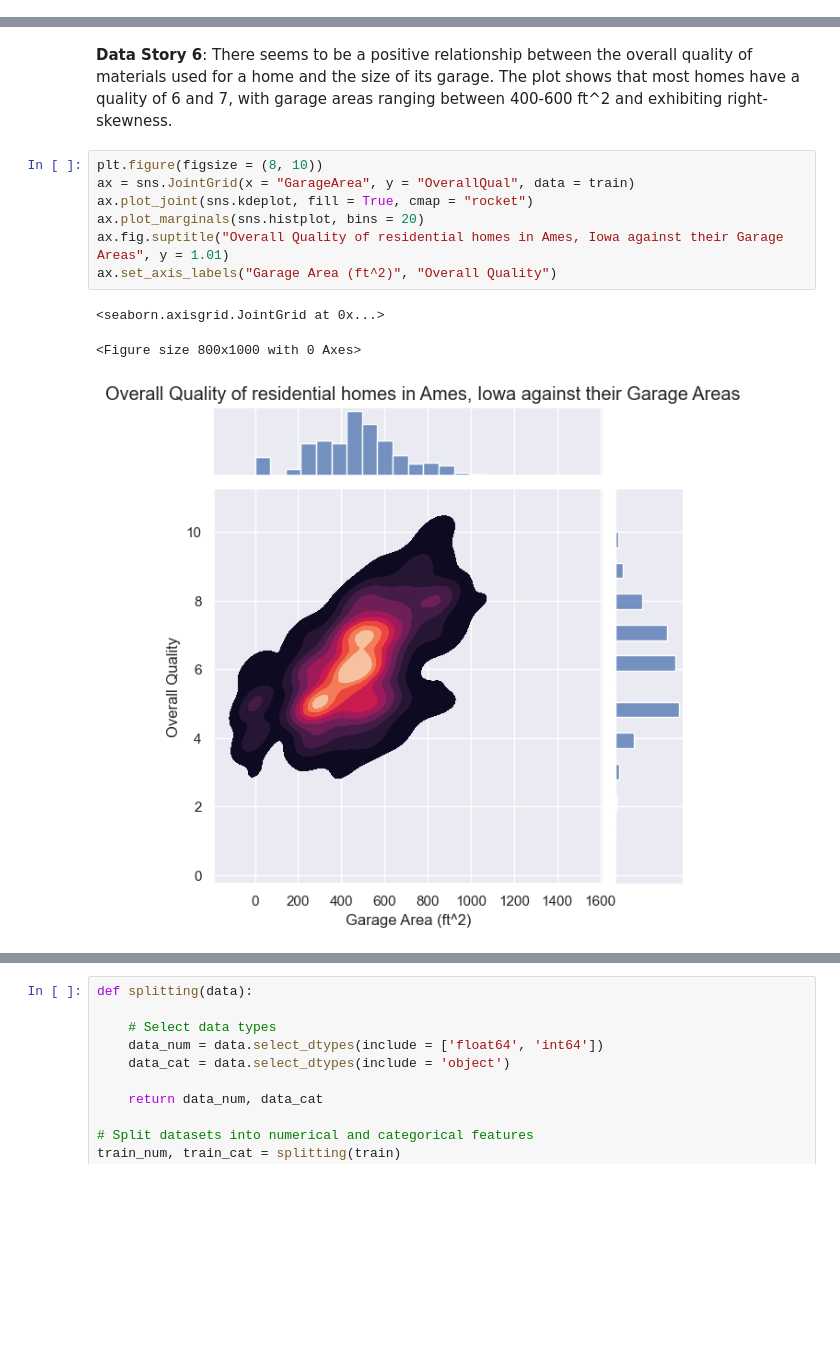
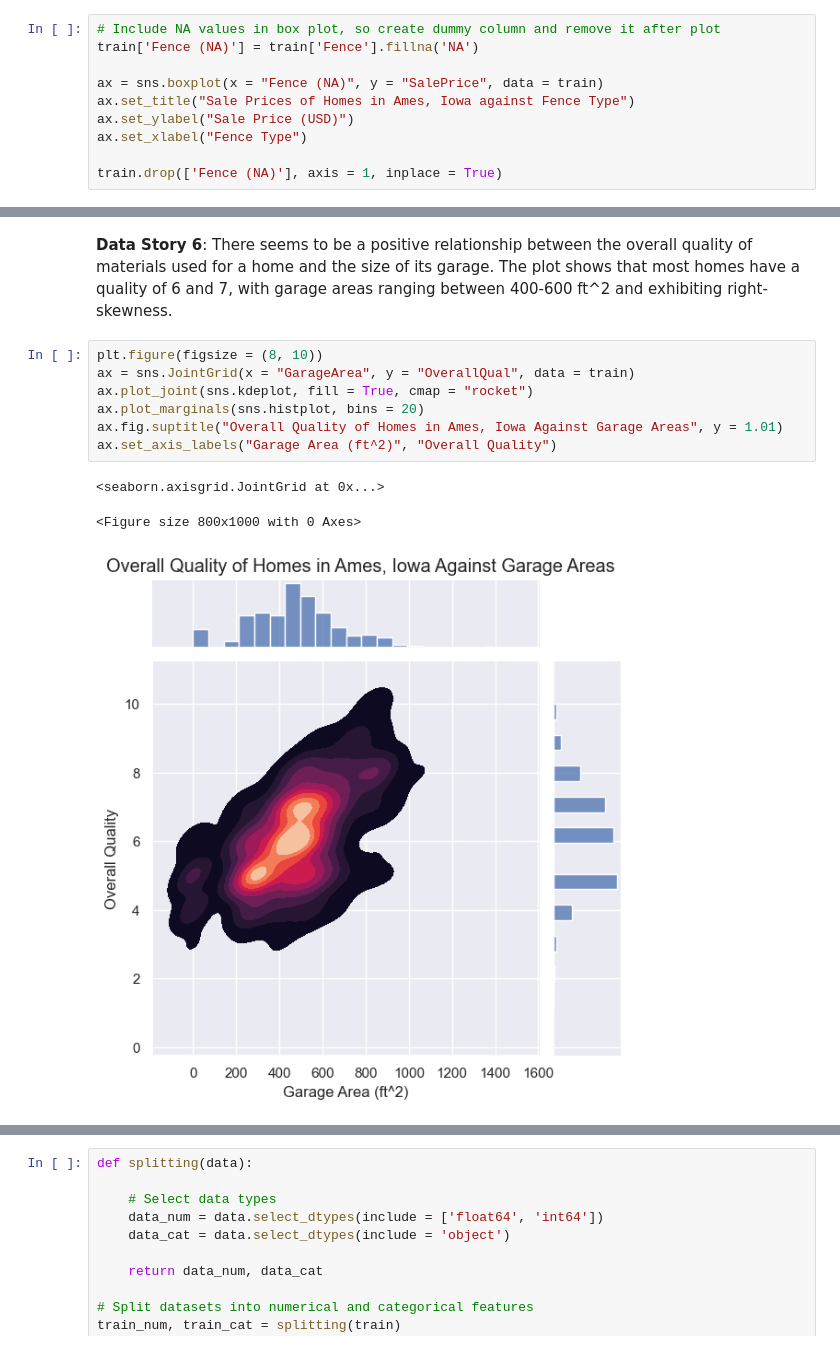
Before and after one commit to rraj786/Predicting-House-Prices, a Jupyter notebook: Price Predictor.ipynb, the cells around one changed output, grey strips where cells are left out. Saved outputs shown, nothing was run; the diff lists cells and outputs as text; blank space fills up the shorter version.

Commit message:
Finalised model building and transforming data, final results

```diff
--- a/Price Predictor.ipynb
+++ b/Price Predictor.ipynb
@@ -246,0 +236,10 @@ Text(0.5, 0, 'Building Type')
+# %%
+# Include NA values in box plot, so create dummy column and remove it after plot
+train['Fence (NA)'] = train['Fence'].fillna('NA')
+
+ax = sns.boxplot(x = "Fence (NA)", y = "SalePrice", data = train)
+ax.set_title("Sale Prices of Homes in Ames, Iowa against Fence Type")
+ax.set_ylabel("Sale Price (USD)")
+ax.set_xlabel("Fence Type")
+
+train.drop(['Fence (NA)'], axis = 1, inplace = True)
@@ -249,12 +250,12 @@ Text(0.5, 0, 'Building Type')
 # %%
 plt.figure(figsize = (8, 10))
 ax = sns.JointGrid(x = "GarageArea", y = "OverallQual", data = train)
 ax.plot_joint(sns.kdeplot, fill = True, cmap = "rocket")
 ax.plot_marginals(sns.histplot, bins = 20)
-ax.fig.suptitle("Overall Quality of residential homes in Ames, Iowa against their Garage Areas", y = 1.01)
+ax.fig.suptitle("Overall Quality of Homes in Ames, Iowa Against Garage Areas", y = 1.01)
 ax.set_axis_labels("Garage Area (ft^2)", "Overall Quality")
 # %% [output]
 <seaborn.axisgrid.JointGrid at 0x...>
 <Figure size 800x1000 with 0 Axes>
-[figure, old version]
+[figure, new version]
 # %% [markdown]
```
Also changed, not shown: parts of 35 cells of this notebook.
